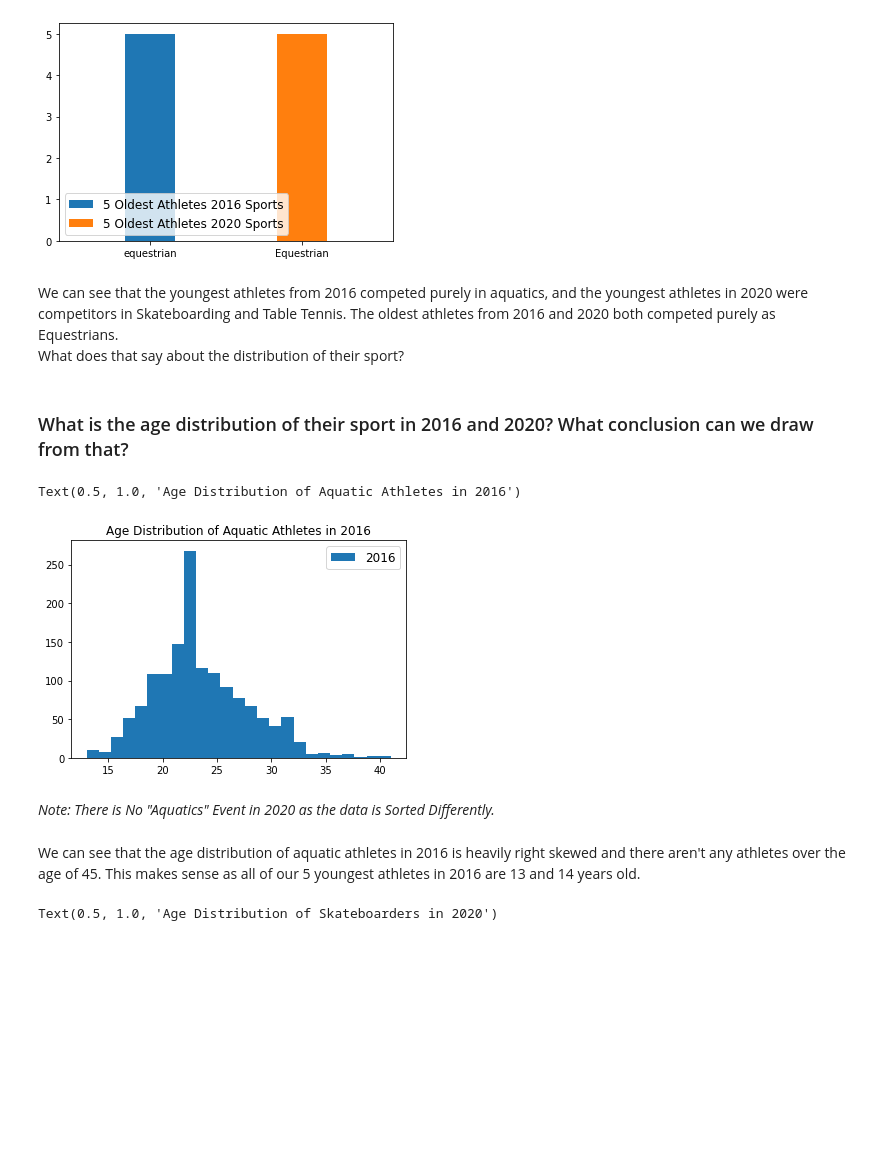
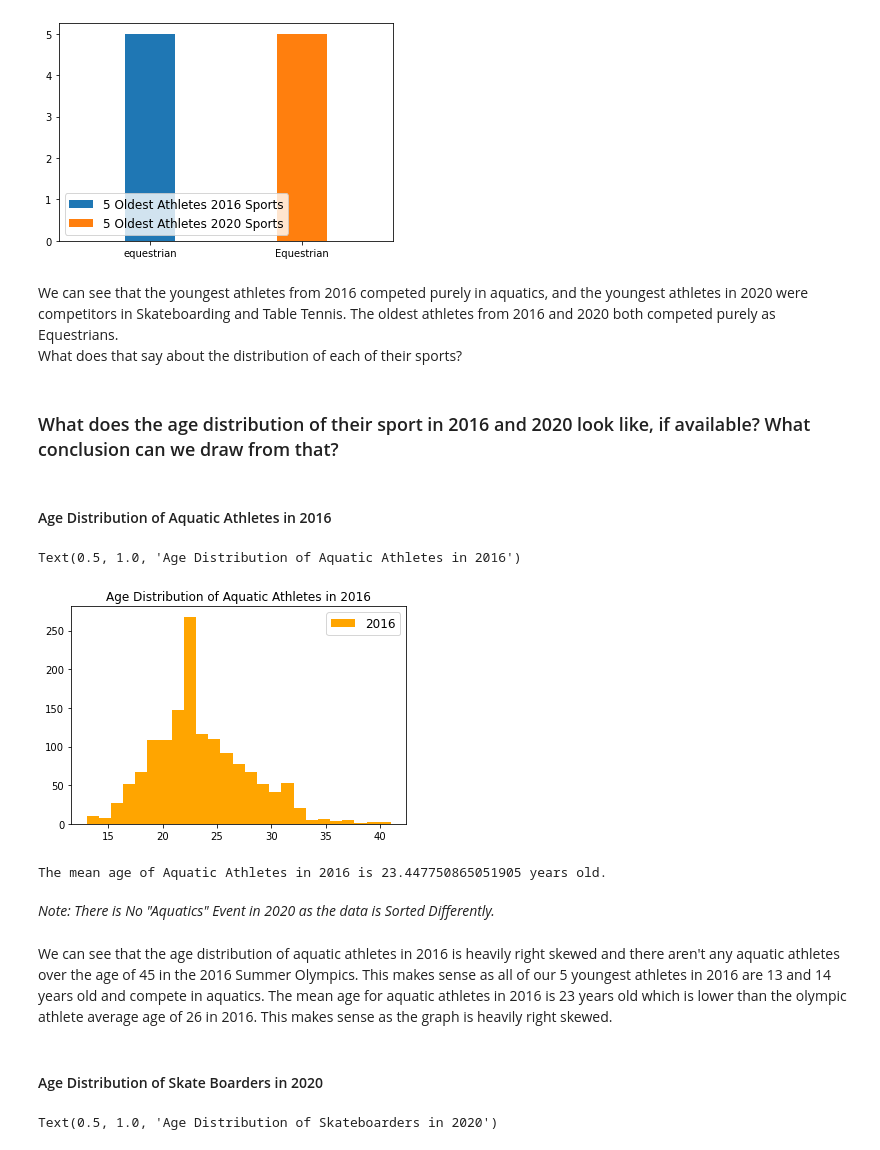
Before and after one commit to bdavis12302/2020-2016-Summer-Olympic-Data, a Jupyter notebook: DSCI235 Final Project - 2020 and 2016 Summer Olympic Data.ipynb, the cells around one changed output. Drawn from its saved outputs; the diff is of its cells as text; code cells hidden in the pictures; blank space fills up the shorter version.

```diff
--- a/DSCI235 Final Project - 2020 and 2016 Summer Olympic Data.ipynb
+++ b/DSCI235 Final Project - 2020 and 2016 Summer Olympic Data.ipynb
@@ -238,24 +239,32 @@ plt.legend(loc='lower left', fontsize='12');
 [figure]
 # %% [markdown]
 We can see that the youngest athletes from 2016 competed purely in aquatics, and the youngest athletes in 2020 were competitors in Skateboarding and Table Tennis. The oldest athletes from 2016 and 2020 both competed purely as Equestrians.<br>
-What does that say about the distribution of their sport?
+What does that say about the distribution of each of their sports?
 # %% [markdown]
- ### What is the age distribution of their sport in 2016 and 2020? What conclusion can we draw from that?
+ ### What does the age distribution of their sport in 2016 and 2020 look like, if available? What conclusion can we draw from that?
+# %% [markdown]
+#### Age Distribution of Aquatic Athletes in 2016
 # %%
 %matplotlib inline
 num_bins=25
 aquaticsAge2016 = olympics2016[olympics2016['sport'] == 'aquatics']['age']
-plt.hist(aquaticsAge2016, num_bins, label="2016")
+plt.hist(aquaticsAge2016, num_bins, label="2016", color='orange')
 plt.legend(loc='upper right', fontsize='12');
 plt.title("Age Distribution of Aquatic Athletes in 2016")
 # A lot aquatics among younger athletes
 # %% [output]
 Text(0.5, 1.0, 'Age Distribution of Aquatic Athletes in 2016')
-[figure, old version]
+[figure, new version]
+# %%
+print("The mean age of Aquatic Athletes in 2016 is", aquaticsAge2016.mean(), "years old.")
+# %% [output]
+The mean age of Aquatic Athletes in 2016 is 23.447750865051905 years old.
 # %% [markdown]
 *Note: There is No "Aquatics" Event in 2020 as the data is Sorted Differently.*
 # %% [markdown]
-We can see that the age distribution of aquatic athletes in 2016 is heavily right skewed and there aren't any athletes over the age of 45. This makes sense as all of our 5 youngest athletes in 2016 are 13 and 14 years old.
+We can see that the age distribution of aquatic athletes in 2016 is heavily right skewed and there aren't any aquatic athletes over the age of 45 in the 2016 Summer Olympics. This makes sense as all of our 5 youngest athletes in 2016 are 13 and 14 years old and compete in aquatics. The mean age for aquatic athletes in 2016 is 23 years old which is lower than the olympic athlete average age of 26 in 2016. This makes sense as the graph is heavily right skewed.
+# %% [markdown]
+#### Age Distribution of Skate Boarders in 2020
 # %%
 %matplotlib inline
 num_bins=30
```
Also changed, not shown: parts of 15 cells of this notebook.
